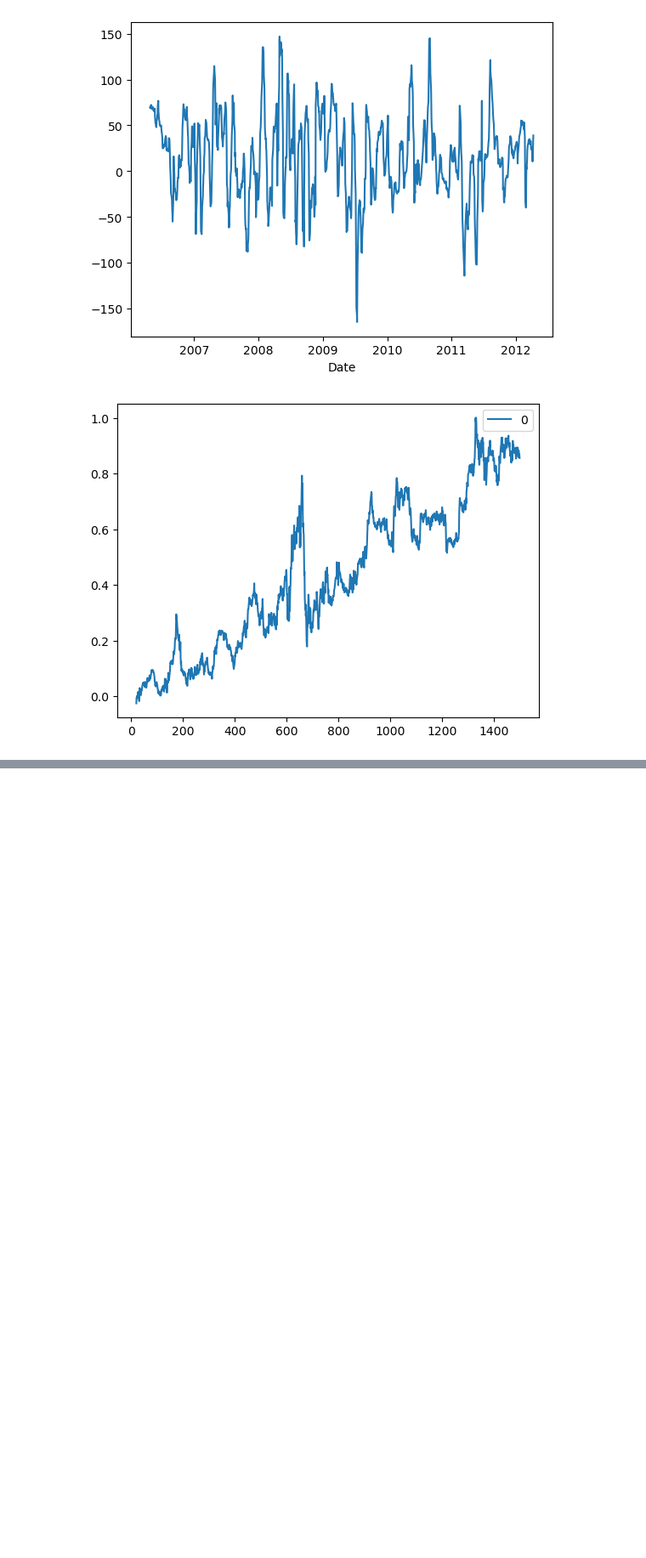
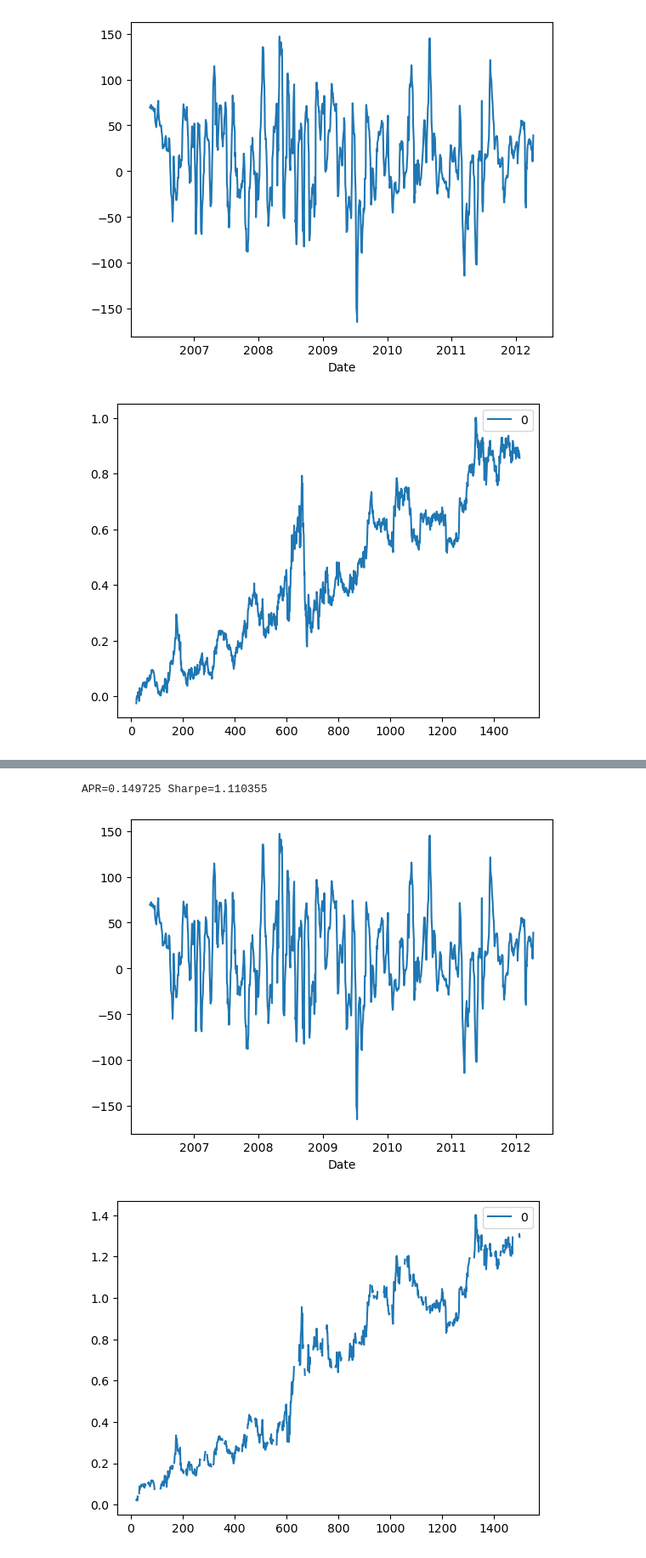
Before and after one commit to stardust1900/doushuai, a Jupyter notebook: posts/2024-08-29-Algorithmic-Trading-3.ipynb, the cells around one changed output, grey strips where cells are left out. Shown at 85% size. Cells and saved outputs as stored; diff of their text form; code cells hidden in the pictures; blank space fills up the shorter version.

```diff
--- a/posts/2024-08-29-Algorithmic-Trading-3.ipynb
+++ b/posts/2024-08-29-Algorithmic-Trading-3.ipynb
@@ -75,0 +141,72 @@ APR=0.109551 Sharpe=0.598899
+# %%
+# Bollinger Band Mean Reversion Strategy
+# 布林线带均值回归策略
+import numpy as np
+import pandas as pd
+#import matplotlib.pyplot as plt
+import statsmodels.formula.api as sm
+import statsmodels.tsa.stattools as ts
+#import statsmodels.tsa.vector_ar.vecm as vm
+
+df=pd.read_csv('datas/inputData_GLD_USO.csv')
+df['Date']=pd.to_datetime(df['Date'],  format='%Y%m%d').dt.date # remove HH:MM:SS
+df.set_index('Date', inplace=True)
+
+lookback=20
+hedgeRatio=np.full(df.shape[0], np.nan)
+for t in np.arange(lookback, len(hedgeRatio)):
+    regress_results=sm.ols(formula="USO ~ GLD", data=df[(t-lookback):t]).fit() # Note this can deal with NaN in top row
+    hedgeRatio[t-1]=regress_results.params.iloc[1]
+
+yport=np.sum(ts.add_constant(-hedgeRatio)[:, [1,0]]*df, axis=1)
+yport.plot()
+# 这里我们需要注意的是：多单入场信号longsEntry与空单入场信号shortsEntry是T×1型的逻辑数组，多单离场信号longsExit和空单离场信号shortsExit也是如此。
+# 我们以numUnitsLong函数将与多单相关的单位投资组合的数量单位进行初始化的处理，这是一个T×1型的数组，然后，在出现多单入场信号之时，设置其值为1，而在多单离场信号出现之时，则设置其值为0；
+# 而对于空单的数量单位，我们则进行反向设置即可；在没有入场、离场信号的时间序列之内，我们使用失踪数据填充函数fillMissingData来提取前一天的数量单位（fillMissingData函数从数组的第二行开始，
+# 并以前一行各单元格的价值覆盖本期单元格的非数变量（NaN值），相应程序可以从我的网站下载）。一旦我们计算出代表多单数量单位的numUnitsLong函数和代表空单单位数量的numUnitsShort函数的数值，
+# 我们就可以计算相关数量单位的净值。
+# Bollinger band strategy
+entryZscore=1
+exitZscore=0
+
+MA=yport.rolling(lookback).mean()
+MSTD=yport.rolling(lookback).std()
+zScore=(yport-MA)/MSTD
+
+longsEntry=zScore < -entryZscore
+longsExit =zScore > -entryZscore
+
+shortsEntry=zScore > entryZscore
+shortsExit =zScore < exitZscore
+
+numUnitsLong=np.zeros(longsEntry.shape)
+numUnitsLong[:]=np.nan
+
+numUnitsShort=np.zeros(shortsEntry.shape)
+numUnitsShort[:]=np.nan
+
+numUnitsLong[0]=0
+numUnitsLong[longsEntry]=1
+numUnitsLong[longsExit]=0
+numUnitsLong=pd.DataFrame(numUnitsLong)
+# numUnitsLong.fillna(method='ffill', inplace=True)
+numUnitsLong.ffill(inplace=True)
+
+numUnitsShort[0]=0
+numUnitsShort[shortsEntry]=-1
+numUnitsShort[shortsExit]=0
+numUnitsShort=pd.DataFrame(numUnitsShort)
+# numUnitsShort.fillna(method='ffill', inplace=True)
+numUnitsShort.ffill(inplace=True)
+
+numUnits=numUnitsLong+numUnitsShort
+positions=pd.DataFrame(np.tile(numUnits.values, [1, 2]) * ts.add_constant(-hedgeRatio)[:, [1,0]] *df.values) #  [hedgeRatio -ones(size(hedgeRatio))] is the shares allocation, [hedgeRatio -ones(size(hedgeRatio))].*y2 is the dollar capital allocation, while positions is the dollar capital in each ETF.
+pnl=np.sum((positions.shift().values)*(df.pct_change().values), axis=1) # daily P&L of the strategy
+ret=pnl/np.sum(np.abs(positions.shift()), axis=1)
+pd.DataFrame((np.cumprod(1+ret)-1)).plot()
+
+print('APR=%f Sharpe=%f' % (np.prod(1+ret)**(252/len(ret))-1, np.sqrt(252)*np.mean(ret)/np.std(ret)))
+# %% [output]
+APR=0.149725 Sharpe=1.110355
+[figure, added]
+[figure, added]
```
Also changed, not shown: parts of 6 cells of this notebook, 11 other files.
